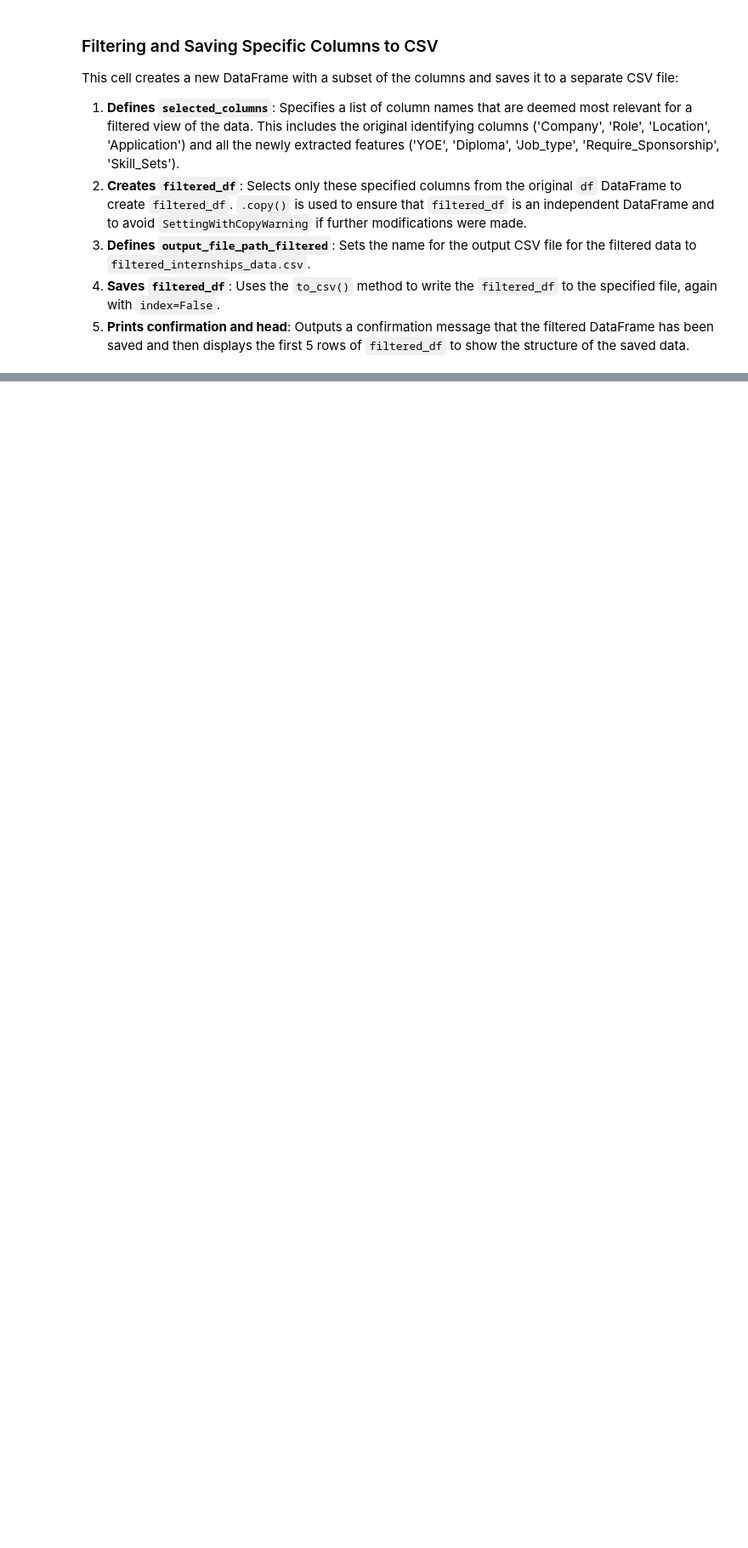
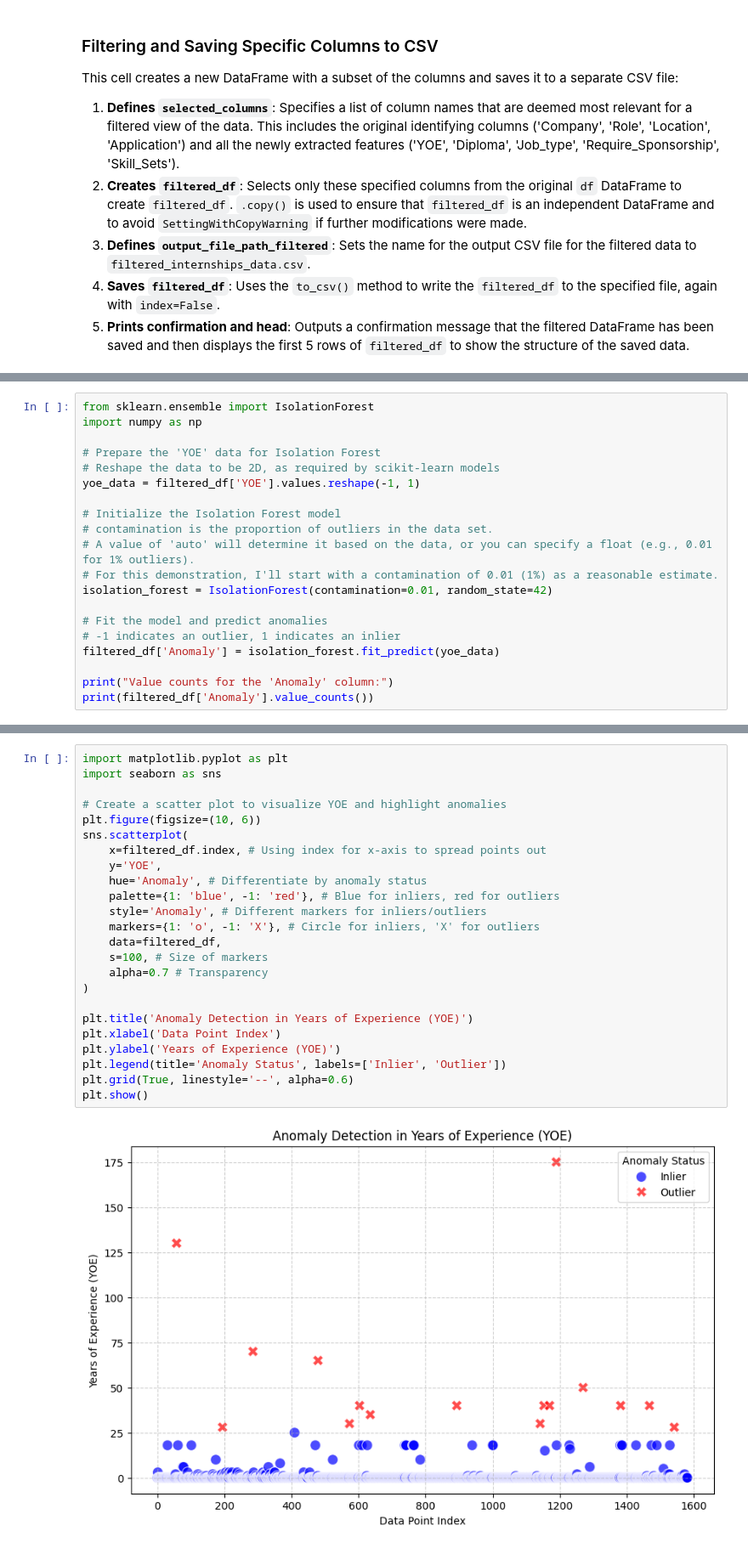
Before and after one commit to ashivashankars/Team_4Musketeers_capstone_project, a Jupyter notebook: ScrapeFeatures.ipynb, the cells around one changed output, grey strips where cells are left out. Shown at 85% size. Cells and saved outputs as stored; diff of their text form; blank space fills up the shorter version.

```diff
--- a/ScrapeFeatures.ipynb
+++ b/ScrapeFeatures.ipynb
@@ -631,0 +922,20 @@ print(filtered_df.head())
+# %%
+from sklearn.ensemble import IsolationForest
+import numpy as np
+
+# Prepare the 'YOE' data for Isolation Forest
+# Reshape the data to be 2D, as required by scikit-learn models
+yoe_data = filtered_df['YOE'].values.reshape(-1, 1)
+
+# Initialize the Isolation Forest model
+# contamination is the proportion of outliers in the data set.
+# A value of 'auto' will determine it based on the data, or you can specify a float (e.g., 0.01 for 1% outliers).
+# For this demonstration, I'll start with a contamination of 0.01 (1%) as a reasonable estimate.
+isolation_forest = IsolationForest(contamination=0.01, random_state=42)
+
+# Fit the model and predict anomalies
+# -1 indicates an outlier, 1 indicates an inlier
+filtered_df['Anomaly'] = isolation_forest.fit_predict(yoe_data)
+
+print("Value counts for the 'Anomaly' column:")
+print(filtered_df['Anomaly'].value_counts())
@@ -631,0 +982,26 @@ print(filtered_df.head())
+# %%
+import matplotlib.pyplot as plt
+import seaborn as sns
+
+# Create a scatter plot to visualize YOE and highlight anomalies
+plt.figure(figsize=(10, 6))
+sns.scatterplot(
+    x=filtered_df.index, # Using index for x-axis to spread points out
+    y='YOE',
+    hue='Anomaly', # Differentiate by anomaly status
+    palette={1: 'blue', -1: 'red'}, # Blue for inliers, red for outliers
+    style='Anomaly', # Different markers for inliers/outliers
+    markers={1: 'o', -1: 'X'}, # Circle for inliers, 'X' for outliers
+    data=filtered_df,
+    s=100, # Size of markers
+    alpha=0.7 # Transparency
+)
+
+plt.title('Anomaly Detection in Years of Experience (YOE)')
+plt.xlabel('Data Point Index')
+plt.ylabel('Years of Experience (YOE)')
+plt.legend(title='Anomaly Status', labels=['Inlier', 'Outlier'])
+plt.grid(True, linestyle='--', alpha=0.6)
+plt.show()
+# %% [output]
+[figure, added]
```
Also changed, not shown: parts of 26 cells of this notebook.
